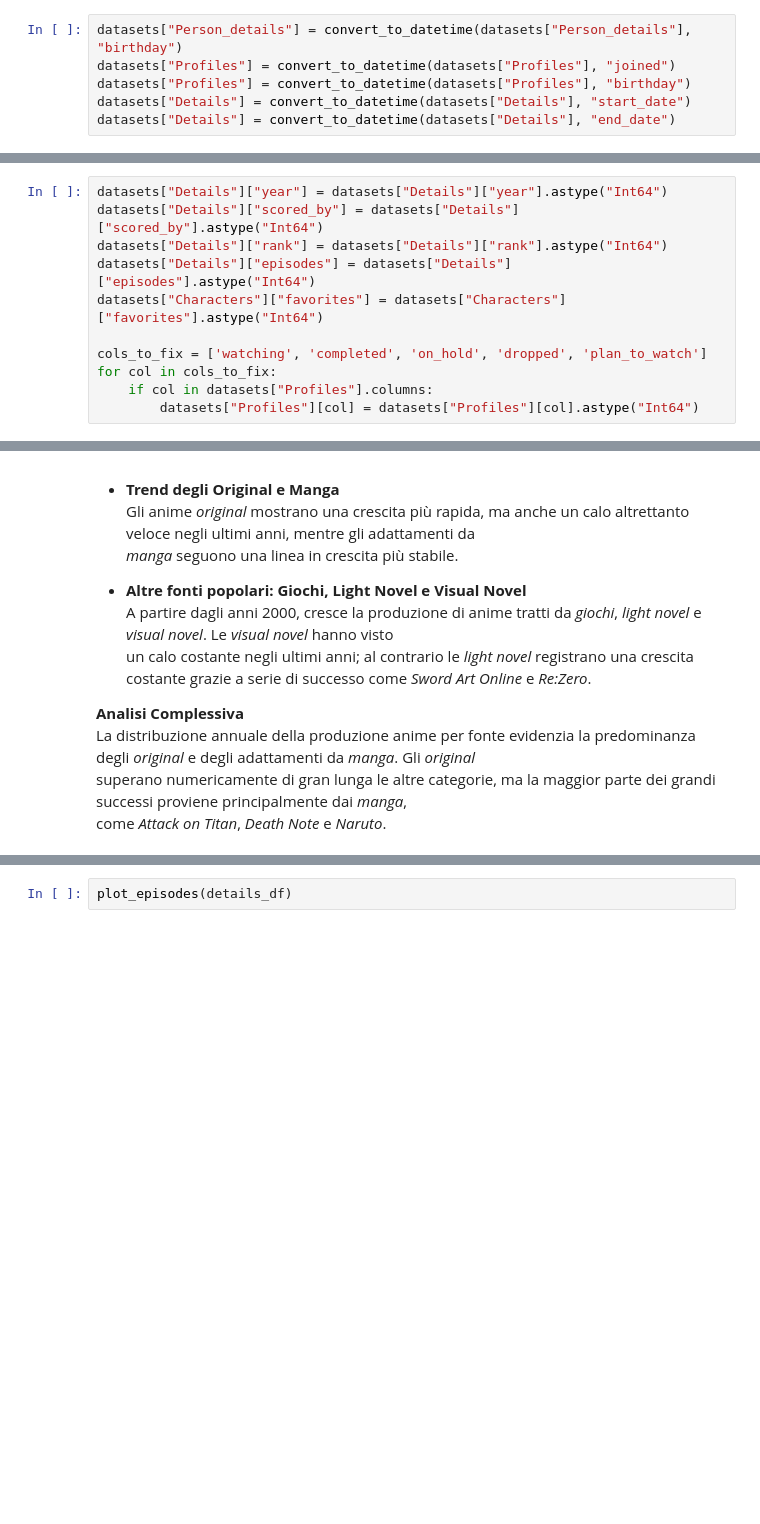
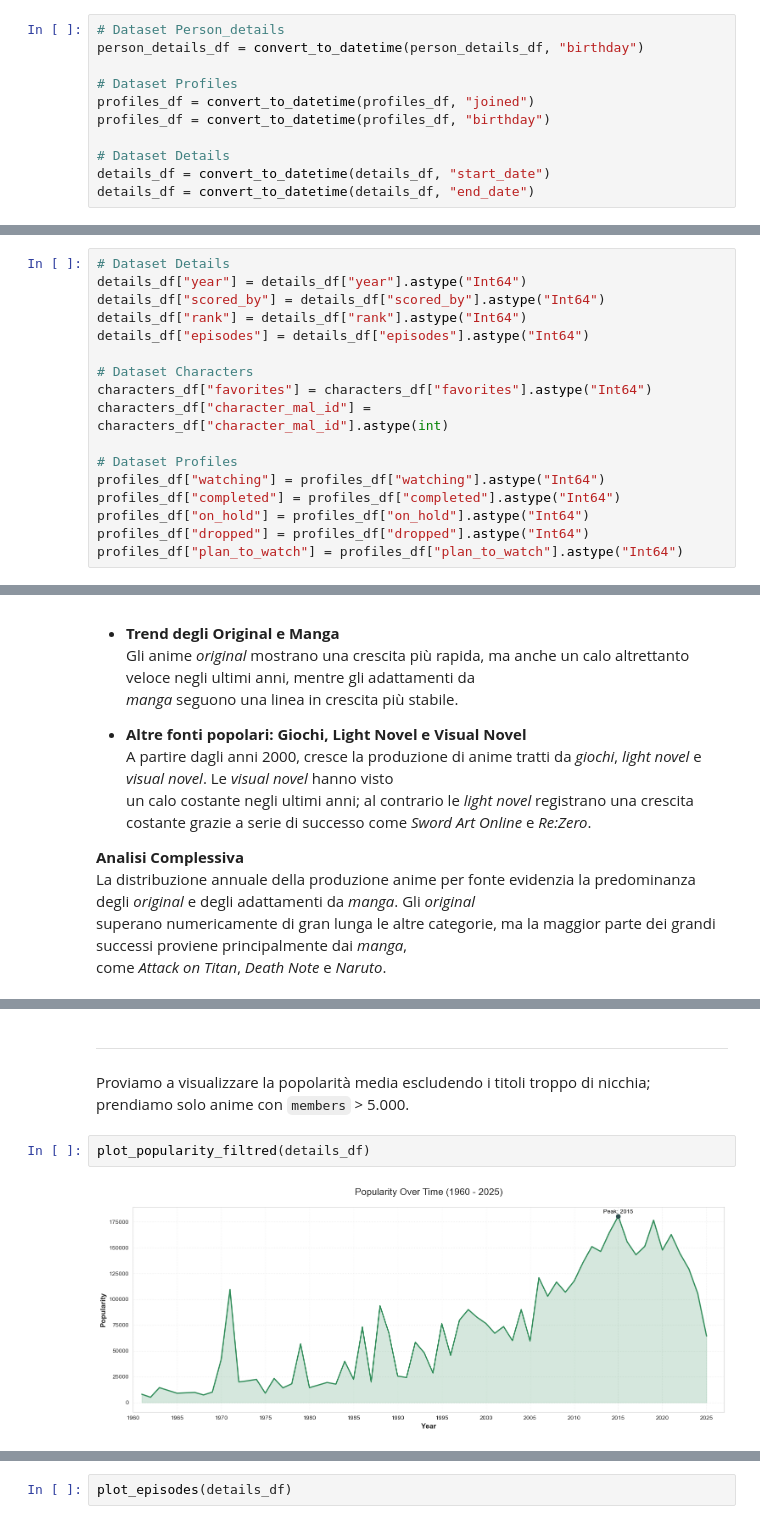
Before and after one commit to sarazunino/HCI, a Jupyter notebook: solution/02_notebook.ipynb, the cells around one changed output, grey strips where cells are left out. Drawn from its saved outputs; the diff is of its cells as text; blank space fills up the shorter version.

```diff
--- a/solution/02_notebook.ipynb
+++ b/solution/02_notebook.ipynb
@@ -62,11 +46,16 @@ datasets = {
 Le colonne contenenti date vengono convertite in
 tipo `datetime` per consentire operazioni temporali corrette.
 # %%
-datasets["Person_details"] = convert_to_datetime(datasets["Person_details"], "birthday")
-datasets["Profiles"] = convert_to_datetime(datasets["Profiles"], "joined")
-datasets["Profiles"] = convert_to_datetime(datasets["Profiles"], "birthday")
-datasets["Details"] = convert_to_datetime(datasets["Details"], "start_date")
-datasets["Details"] = convert_to_datetime(datasets["Details"], "end_date")
+# Dataset Person_details
+person_details_df = convert_to_datetime(person_details_df, "birthday")
+
+# Dataset Profiles
+profiles_df = convert_to_datetime(profiles_df, "joined")
+profiles_df = convert_to_datetime(profiles_df, "birthday")
+
+# Dataset Details
+details_df = convert_to_datetime(details_df, "start_date")
+details_df = convert_to_datetime(details_df, "end_date")
 # %% [output]
 Column 'birthday' successfully converted.
 Column 'joined' successfully converted.
@@ -78,14 +67,20 @@ Le colonne numeriche che contengono solo valori interi ma includono
   valori NaN vengono convertite in `Int64` (tipo intero
   compatibile con NaN), evitando così che siano trattate come float64.
 # %%
-datasets["Details"]["year"] = datasets["Details"]["year"].astype("Int64")
-datasets["Details"]["scored_by"] = datasets["Details"]["scored_by"].astype("Int64")
-datasets["Details"]["rank"] = datasets["Details"]["rank"].astype("Int64")
-datasets["Details"]["episodes"] = datasets["Details"]["episodes"].astype("Int64")
-datasets["Characters"]["favorites"] = datasets["Characters"]["favorites"].astype("Int64")
+# Dataset Details
+details_df["year"] = details_df["year"].astype("Int64")
+details_df["scored_by"] = details_df["scored_by"].astype("Int64")
+details_df["rank"] = details_df["rank"].astype("Int64")
+details_df["episodes"] = details_df["episodes"].astype("Int64")
 
-cols_to_fix = ['watching', 'completed', 'on_hold', 'dropped', 'plan_to_watch']
-for col in cols_to_fix:
-    if col in datasets["Profiles"].columns:
-        datasets["Profiles"][col] = datasets["Profiles"][col].astype("Int64")
+# Dataset Characters
+characters_df["favorites"] = characters_df["favorites"].astype("Int64")
+characters_df["character_mal_id"] = characters_df["character_mal_id"].astype(int)
+
+# Dataset Profiles
+profiles_df["watching"] = profiles_df["watching"].astype("Int64")
+profiles_df["completed"] = profiles_df["completed"].astype("Int64")
+profiles_df["on_hold"] = profiles_df["on_hold"].astype("Int64")
+profiles_df["dropped"] = profiles_df["dropped"].astype("Int64")
+profiles_df["plan_to_watch"] = profiles_df["plan_to_watch"].astype("Int64")
 # %% [markdown]
@@ -179,0 +176,7 @@ plot_popularity_vs_score(details_df)
+# %% [markdown]
+---
+Proviamo a visualizzare la popolarità media escludendo i titoli troppo di nicchia; prendiamo solo anime con `members` > 5.000.
+# %%
+plot_popularity_filtred(details_df)
+# %% [output]
+[figure, added]
```
Also changed, not shown: parts of 38 cells of this notebook, 11 other files.
